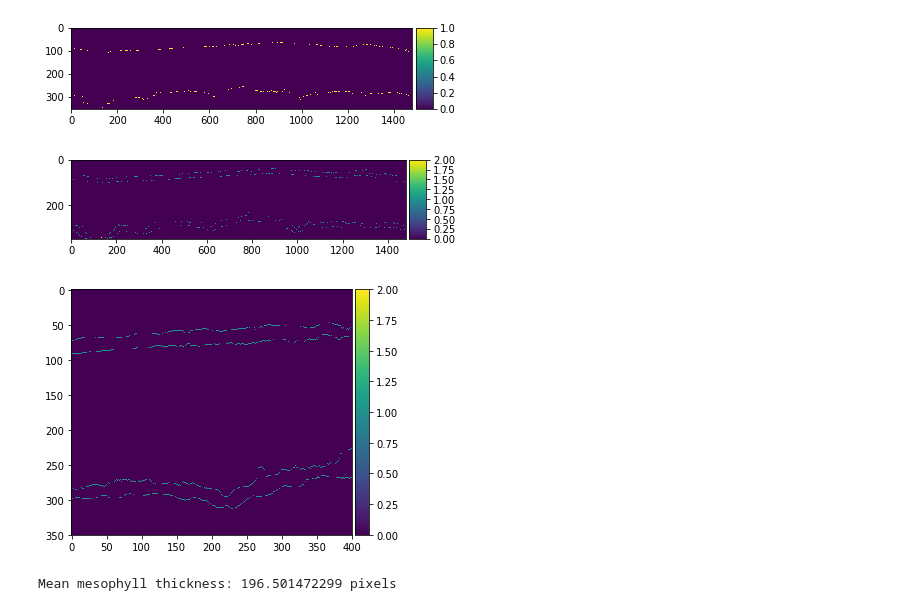
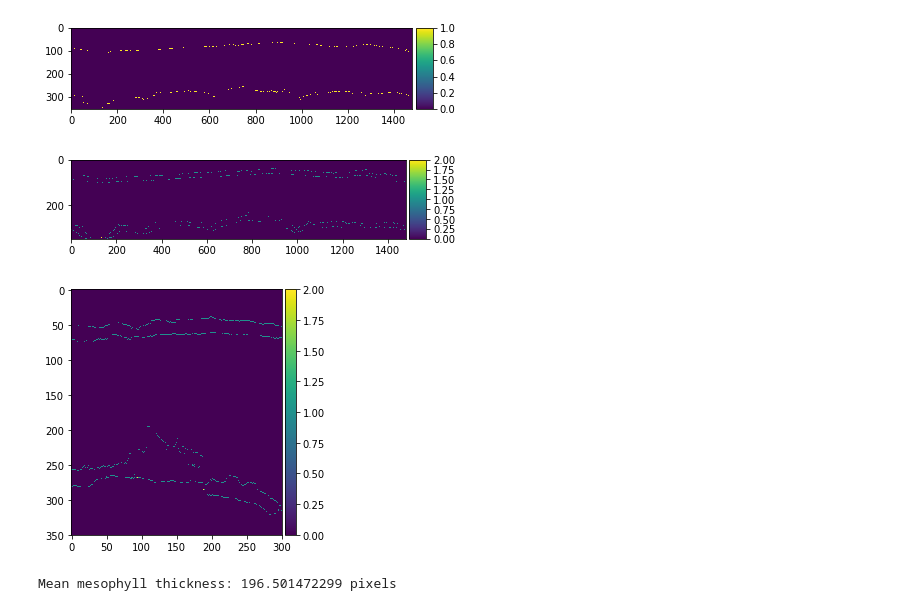
Before and after one commit to masonearles/3DLeafCT, a Jupyter notebook: ML_microCT/jupyter/LeafTraits.ipynb, the cells around one changed output. Drawn from its saved outputs; the diff is of its cells as text; code cells hidden in the pictures.

```diff
--- a/ML_microCT/jupyter/LeafTraits.ipynb
+++ b/ML_microCT/jupyter/LeafTraits.ipynb
@@ -178,12 +177,12 @@ epidermis_in_out = np.add(epi_inner_trace,epi_both)
 # %%
 %matplotlib inline
 io.imshow(epidermis_in_out[0,:,:])
 io.show()
-io.imshow(epidermis_in_out[0,:,400:800])
+io.imshow(epidermis_in_out[0,:,700:1000])
 io.show()
 # %% [output]
 [figure]
-[figure, old version]
+[figure, new version]
 # %%
 list_thing = []
 for z in range(0,epi_inner_trace.shape[0]):
```
Also changed, not shown: parts of 8 cells of this notebook, 4 other files.
